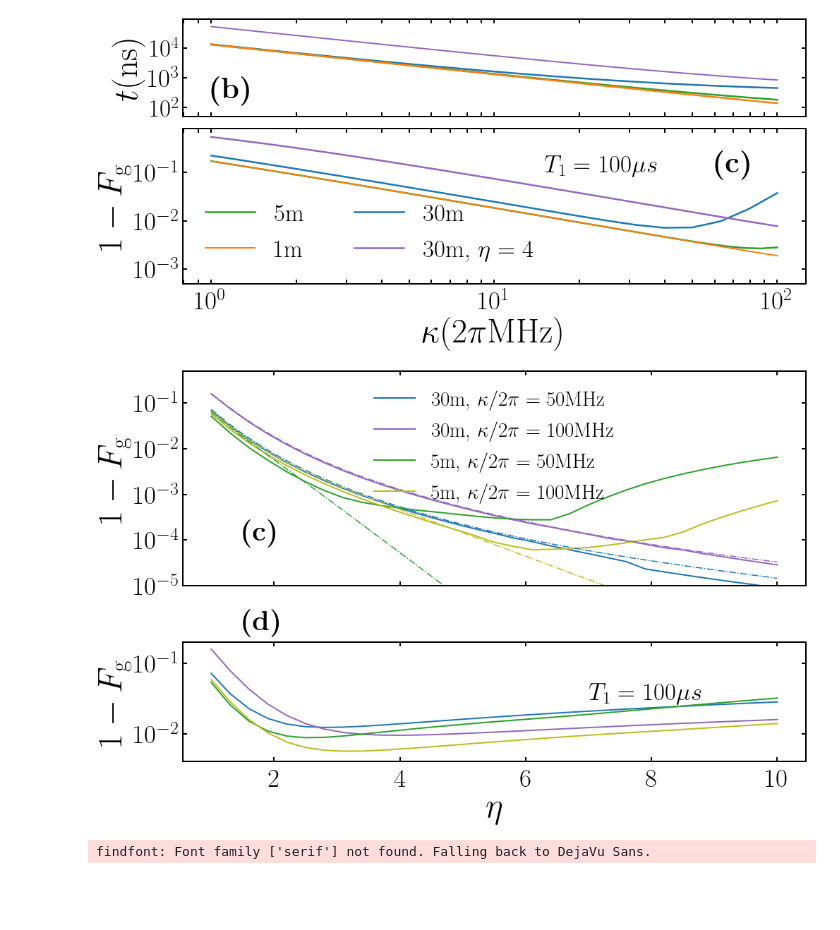
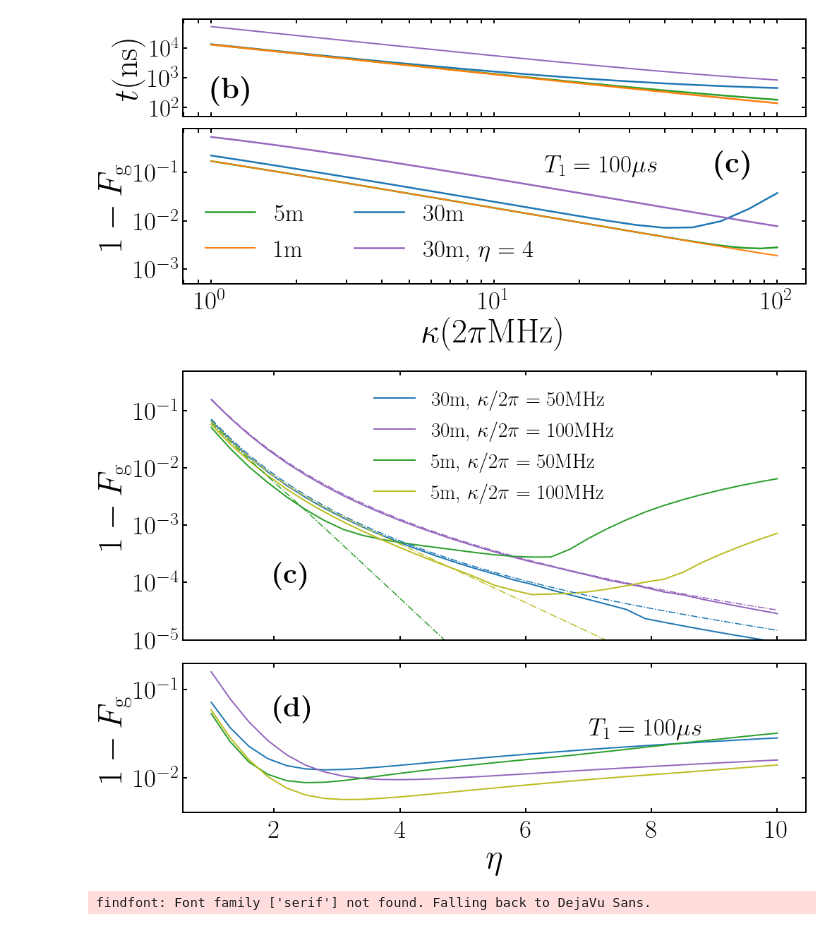
Before and after one commit to Gphysics-fpf/2022_state_transfer, a Jupyter notebook: Codes/99 All article plots.ipynb, the cells around one changed output. Drawn from its saved outputs; the diff is of its cells as text; code cells hidden in the pictures; blank space fills up the shorter version.

```diff
--- a/Codes/99 All article plots.ipynb
+++ b/Codes/99 All article plots.ipynb
@@ -584,7 +585,7 @@ tau_30m_100MHz_phase_gate = np.load('../Data/tau_30m_100MHz_phase_gate..npy')
 # %%
 # new_phase_gate_30m_50MHz_opt[:,-5], tau_30m_50MHz_phase_gate
 # %%
-fig, (ax1, ax2) = plt.subplots(2, 1, figsize=(14,9), sharex=True, constrained_layout=True,  gridspec_kw={'height_ratios': [1.8, 1]})
+fig, (ax1, ax2) = plt.subplots(2, 1, figsize=(14,10), sharex=True, constrained_layout=True,  gridspec_kw={'height_ratios': [1.8, 1]})
 
 # plt.rcParams.update({'font.size': 32})
 
@@ -628,36 +629,36 @@ T1_2=50e3
 alpha2plot=0.3
 
 ax2.plot(all_η, 1 - np.abs(new_phase_gate_30m_50MHz_opt[:,-1])  * np.exp(-(tau_30m_50MHz_phase_gate + new_phase_gate_30m_50MHz_opt[:,-5]) / T1_1),color='tab:blue',linewidth=2)
 ax2.plot(all_η, 1 - np.abs(new_phase_gate_30m_100MHz_opt[:,-1]) * np.exp(-(tau_30m_100MHz_phase_gate + new_phase_gate_30m_100MHz_opt[:,-5]) / T1_1),color='tab:purple',linewidth=2)
 ax2.plot(all_η, 1 - np.abs(new_phase_gate_5m_50MHz_opt[:,-1])   * np.exp(-(tau_5m_50MHz_phase_gate + new_phase_gate_5m_50MHz_opt[:,-5]) / T1_1),color='tab:green',linewidth=2)
 ax2.plot(all_η, 1 - np.abs(new_phase_gate_5m_100MHz_opt[:,-1])  * np.exp(-(tau_5m_100MHz_phase_gate + new_phase_gate_5m_100MHz_opt[:,-5]) / T1_1), color='tab:olive',linewidth=2)
 
 
 ax2.set_ylabel('$1-F_{\mathrm{g}}$', {'fontsize': 48})
 
 ax2.set_ylim(4e-3,2e-1)
 ax2.tick_params(labelcolor='black', labelsize='small', width=2, length =6)
 ax2.set_yticks([0.01,0.1]) #,['10^1','10^2','10^3','10^4'])
 
 
-ax1.text(1.5, 1e-4,'\\textbf{(c)}',color='black', weight='bold', fontsize=40)
-ax2.text(1.5, 3e-1,'\\textbf{(d)}',color='black', weight='bold', fontsize=40)
+ax1.text(2, 1e-4,'\\textbf{(c)}',color='black', weight='bold', fontsize=40)
+ax2.text(2, 5e-2,'\\textbf{(d)}',color='black', weight='bold', fontsize=40)
 ax2.text(7,  3e-2,'$T_1 = 100 \mu s$',color='black', fontsize=35)
 
 ax2.xaxis.set_tick_params(labelsize=37)
 ax2.yaxis.set_tick_params(labelsize=37)
 ax1.yaxis.set_tick_params(labelsize=37)
 
 ax2.xaxis.set_tick_params(pad=10)
 
 
 fig.savefig('../Figures/fig6cd.svg')
 fig.savefig('../Figures/fig6cd.pdf')
 fig.savefig('fig6cd.pdf')
 
 plt.show()
 # %% [output]
-[figure, old version]
+[figure, new version]
 # %%
 fig, (ax1, ax2) = plt.subplots(2, 1, figsize=(12,9), sharex=True,constrained_layout=True,  gridspec_kw={'height_ratios': [1, 1]})
 # plt.tight_layout()
```
Also changed, not shown: parts of 3 cells of this notebook, 4 other files.
